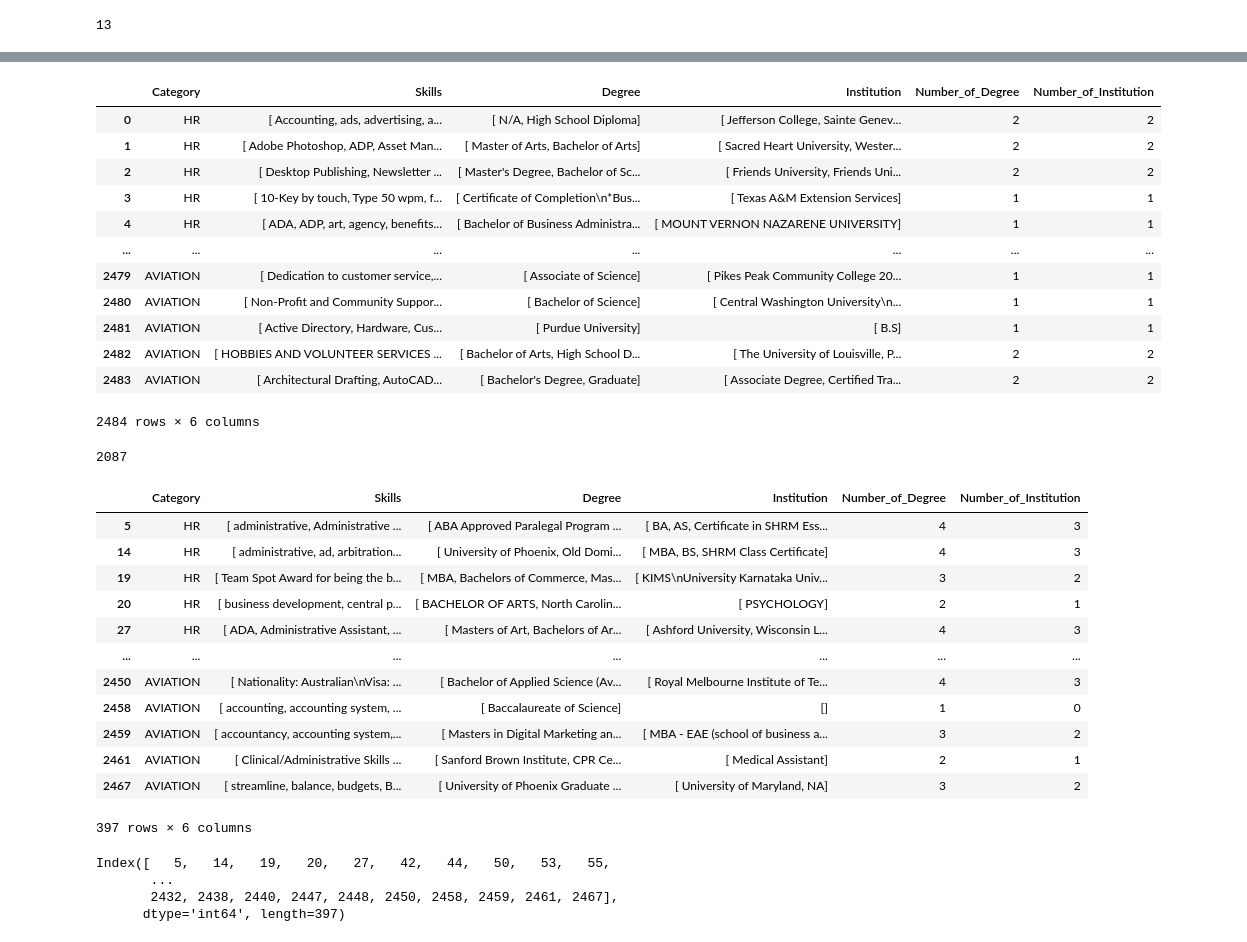
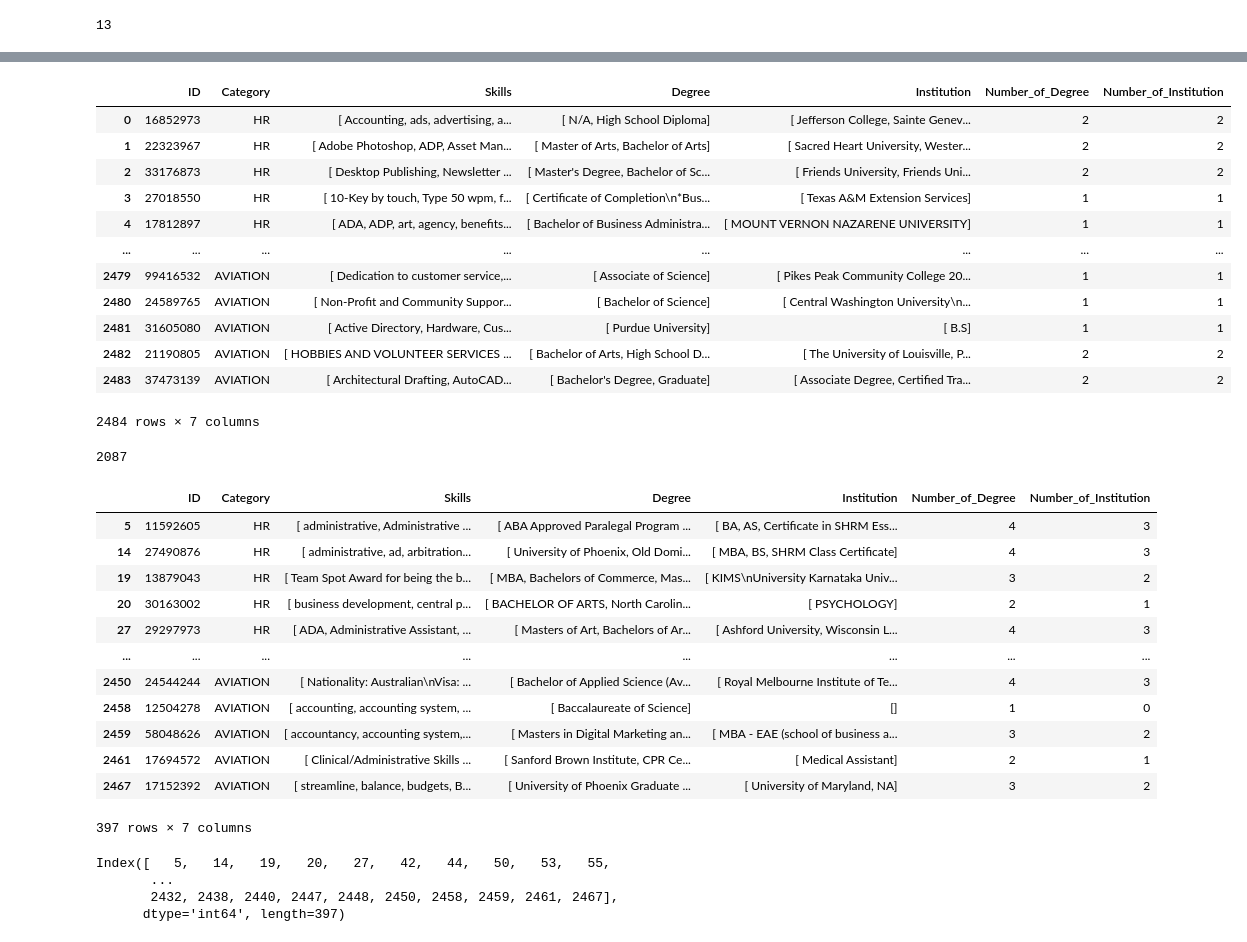
Before and after one commit to Jatin-Repository/Captial_Placement, a Jupyter notebook: PDF_Extractor.ipynb, the cells around one changed output, grey strips where cells are left out. Cells and saved outputs as stored; diff of their text form; code cells hidden in the pictures.

```diff
--- a/PDF_Extractor.ipynb
+++ b/PDF_Extractor.ipynb
@@ -158,6 +158,7 @@ pd.DataFrame(Key_Extractor)
 2484 rows × 4 columns
 # %%
 Resume_Data = pd.DataFrame(Key_Extractor)
+Resume_Data['ID'] = df['ID']
 # %%
 set1 = set()
 for x in Resume_Data['Skills']:
@@ -186,21 +203,22 @@ max_insitution
 # %%
 Resume_Data['Number_of_Degree'] = no_of_degree
 Resume_Data['Number_of_Institution'] = no_of_Institution
+Resume_Data = Resume_Data[['ID','Category','Skills','Degree','Institution',	'Number_of_Degree','Number_of_Institution']]
 Resume_Data
 # %% [output]
-|  | Category | Skills | Degree | Institution | Number_of_Degree | Number_of_Institution |
-| 0 | HR | [ Accounting, ads, advertising, a... | [ N/A, High School Diploma] | [ Jefferson College, Sainte Genev... | 2 | 2 |
-| 1 | HR | [ Adobe Photoshop, ADP, Asset Man... | [ Master of Arts, Bachelor of Arts] | [ Sacred Heart University, Wester... | 2 | 2 |
-| 2 | HR | [ Desktop Publishing, Newsletter ... | [ Master's Degree, Bachelor of Sc... | [ Friends University, Friends Uni... | 2 | 2 |
-| 3 | HR | [ 10-Key by touch, Type 50 wpm, f... | [ Certificate of Completion\n*Bus... | [ Texas A&M Extension Services] | 1 | 1 |
-| 4 | HR | [ ADA, ADP, art, agency, benefits... | [ Bachelor of Business Administra... | [ MOUNT VERNON NAZARENE UNIVERSITY] | 1 | 1 |
-| ... | ... | ... | ... | ... | ... | ... |
-| 2479 | AVIATION | [ Dedication to customer service,... | [ Associate of Science] | [ Pikes Peak Community College 20... | 1 | 1 |
-| 2480 | AVIATION | [ Non-Profit and Community Suppor... | [ Bachelor of Science] | [ Central Washington University\n... | 1 | 1 |
-| 2481 | AVIATION | [ Active Directory, Hardware, Cus... | [ Purdue University] | [ B.S] | 1 | 1 |
-| 2482 | AVIATION | [ HOBBIES AND VOLUNTEER SERVICES ... | [ Bachelor of Arts, High School D... | [ The University of Louisville, P... | 2 | 2 |
-| 2483 | AVIATION | [ Architectural Drafting, AutoCAD... | [ Bachelor's Degree, Graduate] | [ Associate Degree, Certified Tra... | 2 | 2 |
+|  | ID | Category | Skills | Degree | Institution | Number_of_Degree | Number_of_Institution |
+| 0 | 16852973 | HR | [ Accounting, ads, advertising, a... | [ N/A, High School Diploma] | [ Jefferson College, Sainte Genev... | 2 | 2 |
+| 1 | 22323967 | HR | [ Adobe Photoshop, ADP, Asset Man... | [ Master of Arts, Bachelor of Arts] | [ Sacred Heart University, Wester... | 2 | 2 |
+| 2 | 33176873 | HR | [ Desktop Publishing, Newsletter ... | [ Master's Degree, Bachelor of Sc... | [ Friends University, Friends Uni... | 2 | 2 |
+| 3 | 27018550 | HR | [ 10-Key by touch, Type 50 wpm, f... | [ Certificate of Completion\n*Bus... | [ Texas A&M Extension Services] | 1 | 1 |
+| 4 | 17812897 | HR | [ ADA, ADP, art, agency, benefits... | [ Bachelor of Business Administra... | [ MOUNT VERNON NAZARENE UNIVERSITY] | 1 | 1 |
+| ... | ... | ... | ... | ... | ... | ... | ... |
+| 2479 | 99416532 | AVIATION | [ Dedication to customer service,... | [ Associate of Science] | [ Pikes Peak Community College 20... | 1 | 1 |
+| 2480 | 24589765 | AVIATION | [ Non-Profit and Community Suppor... | [ Bachelor of Science] | [ Central Washington University\n... | 1 | 1 |
+| 2481 | 31605080 | AVIATION | [ Active Directory, Hardware, Cus... | [ Purdue University] | [ B.S] | 1 | 1 |
+| 2482 | 21190805 | AVIATION | [ HOBBIES AND VOLUNTEER SERVICES ... | [ Bachelor of Arts, High School D... | [ The University of Louisville, P... | 2 | 2 |
+| 2483 | 37473139 | AVIATION | [ Architectural Drafting, AutoCAD... | [ Bachelor's Degree, Graduate] | [ Associate Degree, Certified Tra... | 2 | 2 |
-2484 rows × 6 columns
+2484 rows × 7 columns
 # %%
 len(Resume_Data[Resume_Data['Number_of_Degree']==Resume_Data['Number_of_Institution']])
 # %% [output]
@@ -208,19 +226,19 @@ len(Resume_Data[Resume_Data['Number_of_Degree']==Resume_Data['Number_of_Institut
 # %%
 Resume_Data[Resume_Data['Number_of_Degree']!=Resume_Data['Number_of_Institution']]
 # %% [output]
-|  | Category | Skills | Degree | Institution | Number_of_Degree | Number_of_Institution |
-| 5 | HR | [ administrative, Administrative ... | [ ABA Approved Paralegal Program ... | [ BA, AS, Certificate in SHRM Ess... | 4 | 3 |
-| 14 | HR | [ administrative, ad, arbitration... | [ University of Phoenix, Old Domi... | [ MBA, BS, SHRM Class Certificate] | 4 | 3 |
-| 19 | HR | [ Team Spot Award for being the b... | [ MBA, Bachelors of Commerce, Mas... | [ KIMS\nUniversity Karnataka Univ... | 3 | 2 |
-| 20 | HR | [ business development, central p... | [ BACHELOR OF ARTS, North Carolin... | [ PSYCHOLOGY] | 2 | 1 |
-| 27 | HR | [ ADA, Administrative Assistant, ... | [ Masters of Art, Bachelors of Ar... | [ Ashford University, Wisconsin L... | 4 | 3 |
-| ... | ... | ... | ... | ... | ... | ... |
-| 2450 | AVIATION | [ Nationality: Australian\nVisa: ... | [ Bachelor of Applied Science (Av... | [ Royal Melbourne Institute of Te... | 4 | 3 |
-| 2458 | AVIATION | [ accounting, accounting system, ... | [ Baccalaureate of Science] | [] | 1 | 0 |
-| 2459 | AVIATION | [ accountancy, accounting system,... | [ Masters in Digital Marketing an... | [ MBA - EAE (school of business a... | 3 | 2 |
-| 2461 | AVIATION | [ Clinical/Administrative Skills ... | [ Sanford Brown Institute, CPR Ce... | [ Medical Assistant] | 2 | 1 |
-| 2467 | AVIATION | [ streamline, balance, budgets, B... | [ University of Phoenix Graduate ... | [ University of Maryland, NA] | 3 | 2 |
+|  | ID | Category | Skills | Degree | Institution | Number_of_Degree | Number_of_Institution |
+| 5 | 11592605 | HR | [ administrative, Administrative ... | [ ABA Approved Paralegal Program ... | [ BA, AS, Certificate in SHRM Ess... | 4 | 3 |
+| 14 | 27490876 | HR | [ administrative, ad, arbitration... | [ University of Phoenix, Old Domi... | [ MBA, BS, SHRM Class Certificate] | 4 | 3 |
+| 19 | 13879043 | HR | [ Team Spot Award for being the b... | [ MBA, Bachelors of Commerce, Mas... | [ KIMS\nUniversity Karnataka Univ... | 3 | 2 |
+| 20 | 30163002 | HR | [ business development, central p... | [ BACHELOR OF ARTS, North Carolin... | [ PSYCHOLOGY] | 2 | 1 |
+| 27 | 29297973 | HR | [ ADA, Administrative Assistant, ... | [ Masters of Art, Bachelors of Ar... | [ Ashford University, Wisconsin L... | 4 | 3 |
+| ... | ... | ... | ... | ... | ... | ... | ... |
+| 2450 | 24544244 | AVIATION | [ Nationality: Australian\nVisa: ... | [ Bachelor of Applied Science (Av... | [ Royal Melbourne Institute of Te... | 4 | 3 |
+| 2458 | 12504278 | AVIATION | [ accounting, accounting system, ... | [ Baccalaureate of Science] | [] | 1 | 0 |
+| 2459 | 58048626 | AVIATION | [ accountancy, accounting system,... | [ Masters in Digital Marketing an... | [ MBA - EAE (school of business a... | 3 | 2 |
+| 2461 | 17694572 | AVIATION | [ Clinical/Administrative Skills ... | [ Sanford Brown Institute, CPR Ce... | [ Medical Assistant] | 2 | 1 |
+| 2467 | 17152392 | AVIATION | [ streamline, balance, budgets, B... | [ University of Phoenix Graduate ... | [ University of Maryland, NA] | 3 | 2 |
-397 rows × 6 columns
+397 rows × 7 columns
 # %%
 indexs = Resume_Data[Resume_Data['Number_of_Degree']!=Resume_Data['Number_of_Institution']].index
 indexs
```
Also changed, not shown: parts of 11 cells of this notebook, 3 other files.
